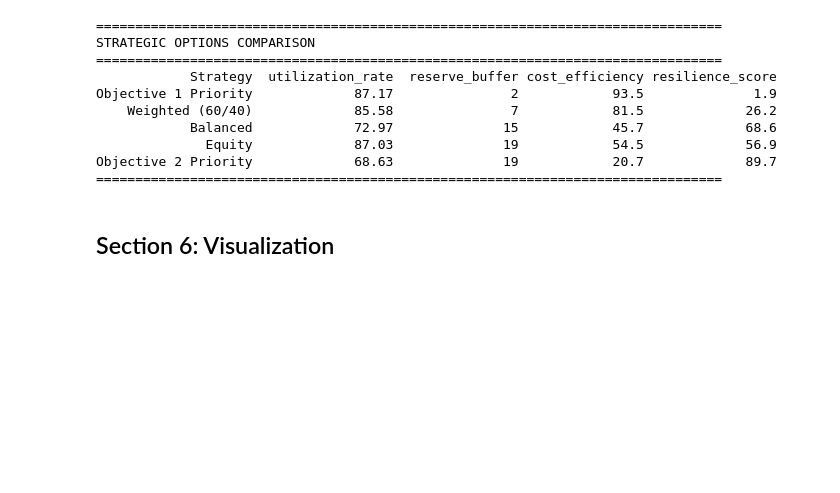
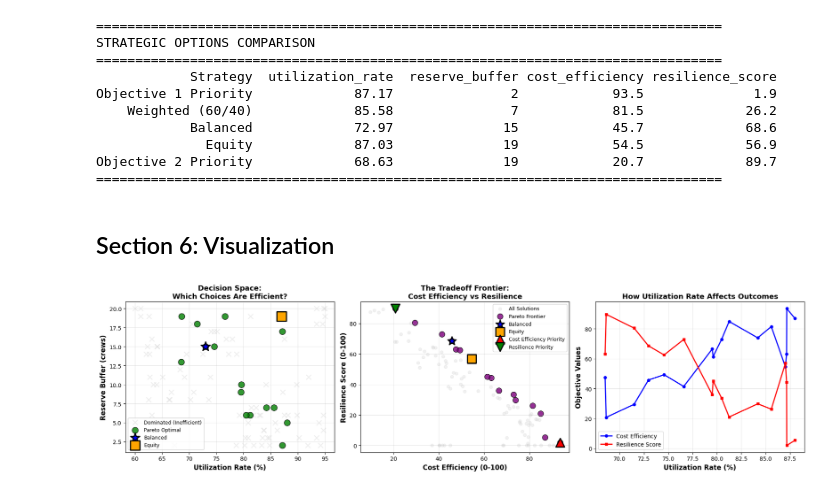
Before and after one commit to marleeheiken/airline_scheduling_optimization, a Jupyter notebook: optimization_engine.ipynb, the cells around one changed output. Saved outputs shown, nothing was run; the diff lists cells and outputs as text; code cells hidden in the pictures; blank space fills up the shorter version.

```diff
--- a/optimization_engine.ipynb
+++ b/optimization_engine.ipynb
@@ -447,3 +447,97 @@ Objective 2 Priority             68.63              19            20.7
 ================================================================================
 # %% [markdown]
 ## Section 6: Visualization
+# %%
+import numpy as np
+
+fig = plt.figure(figsize=(18, 5))
+
+# PANEL 1: Decision Space
+ax1 = fig.add_subplot(131)
+
+if len(dominated_df) > 0:
+    ax1.scatter(dominated_df['utilization_rate'], dominated_df['reserve_buffer'],
+               s=80, c='lightgray', alpha=0.4, marker='x',
+               label='Dominated (Inefficient)', zorder=1)
+
+ax1.scatter(pareto_df['utilization_rate'], pareto_df['reserve_buffer'],
+           s=120, c='green', alpha=0.8, marker='o',
+           edgecolors='black', linewidth=1,
+           label='Pareto Optimal', zorder=2)
+
+ax1.scatter(pareto_df.loc[balanced_idx, 'utilization_rate'],
+           pareto_df.loc[balanced_idx, 'reserve_buffer'],
+           s=300, c='blue', marker='*',
+           edgecolors='black', linewidth=2,
+           label='Balanced', zorder=3)
+
+ax1.scatter(pareto_df.loc[equity_idx, 'utilization_rate'],
+           pareto_df.loc[equity_idx, 'reserve_buffer'],
+           s=300, c='orange', marker='s',
+           edgecolors='black', linewidth=2,
+           label='Equity', zorder=3)
+
+ax1.set_xlabel('Utilization Rate (%)', fontsize=12, fontweight='bold')
+ax1.set_ylabel('Reserve Buffer (crews)', fontsize=12, fontweight='bold')
+ax1.set_title('Decision Space:\nWhich Choices Are Efficient?',
+              fontsize=13, fontweight='bold')
+ax1.legend(fontsize=9, loc='best')
+ax1.grid(True, alpha=0.3)
+
+# PANEL 2: Objective Space (Pareto Frontier)
+ax2 = fig.add_subplot(132)
+
+ax2.scatter(df[OBJECTIVE_1], df[OBJECTIVE_2],
+           s=30, c='lightgray', alpha=0.3,
+           label='All Solutions')
+
+ax2.scatter(pareto_df[OBJECTIVE_1], pareto_df[OBJECTIVE_2],
+           s=100, c='purple', alpha=0.8,
+           edgecolors='black', linewidth=1,
+           label='Pareto Frontier')
+
+strategies_to_plot = [
+    (balanced_idx, 'blue', '*', 'Balanced'),
+    (equity_idx, 'orange', 's', 'Equity'),
+    (obj1_priority_idx, 'red', '^', 'Cost Efficiency Priority'),
+    (obj2_priority_idx, 'green', 'v', 'Resilience Priority')
+]
+
+for idx, color, marker, label in strategies_to_plot:
+    ax2.scatter(pareto_df.loc[idx, OBJECTIVE_1],
+               pareto_df.loc[idx, OBJECTIVE_2],
+               s=250, c=color, marker=marker,
+               edgecolors='black', linewidth=2,
+               label=label, zorder=5)
+
+ax2.set_xlabel('Cost Efficiency (0-100)', fontsize=12, fontweight='bold')
+ax2.set_ylabel('Resilience Score (0-100)', fontsize=12, fontweight='bold')
+ax2.set_title('The Tradeoff Frontier:\nCost Efficiency vs Resilience',
+              fontsize=13, fontweight='bold')
+ax2.legend(fontsize=9, loc='best')
+ax2.grid(True, alpha=0.3)
+
+# PANEL 3: Tradeoff Curve
+ax3 = fig.add_subplot(133)
+
+pareto_sorted = pareto_df.sort_values('utilization_rate')
+
+ax3.plot(pareto_sorted['utilization_rate'], pareto_sorted[OBJECTIVE_1],
+        'b-o', linewidth=2, markersize=5, label='Cost Efficiency')
+ax3.plot(pareto_sorted['utilization_rate'], pareto_sorted[OBJECTIVE_2],
+        'r-s', linewidth=2, markersize=5, label='Resilience Score')
+
+ax3.set_xlabel('Utilization Rate (%)', fontsize=12, fontweight='bold')
+ax3.set_ylabel('Objective Values', fontsize=12, fontweight='bold')
+ax3.set_title('How Utilization Rate Affects Outcomes',
+              fontsize=13, fontweight='bold')
+ax3.legend(fontsize=10, loc='best')
+ax3.grid(True, alpha=0.3)
+
+plt.tight_layout()
+plt.savefig('images/pareto_frontier_analysis.png', dpi=300, bbox_inches='tight')
+plt.show()
+
+print("\n✓ Visualization saved as 'images/pareto_frontier_analysis.png'")
+# %% [output]
+[figure, added]
```
Also changed, not shown: parts of 5 cells of this notebook, 2 other files.
